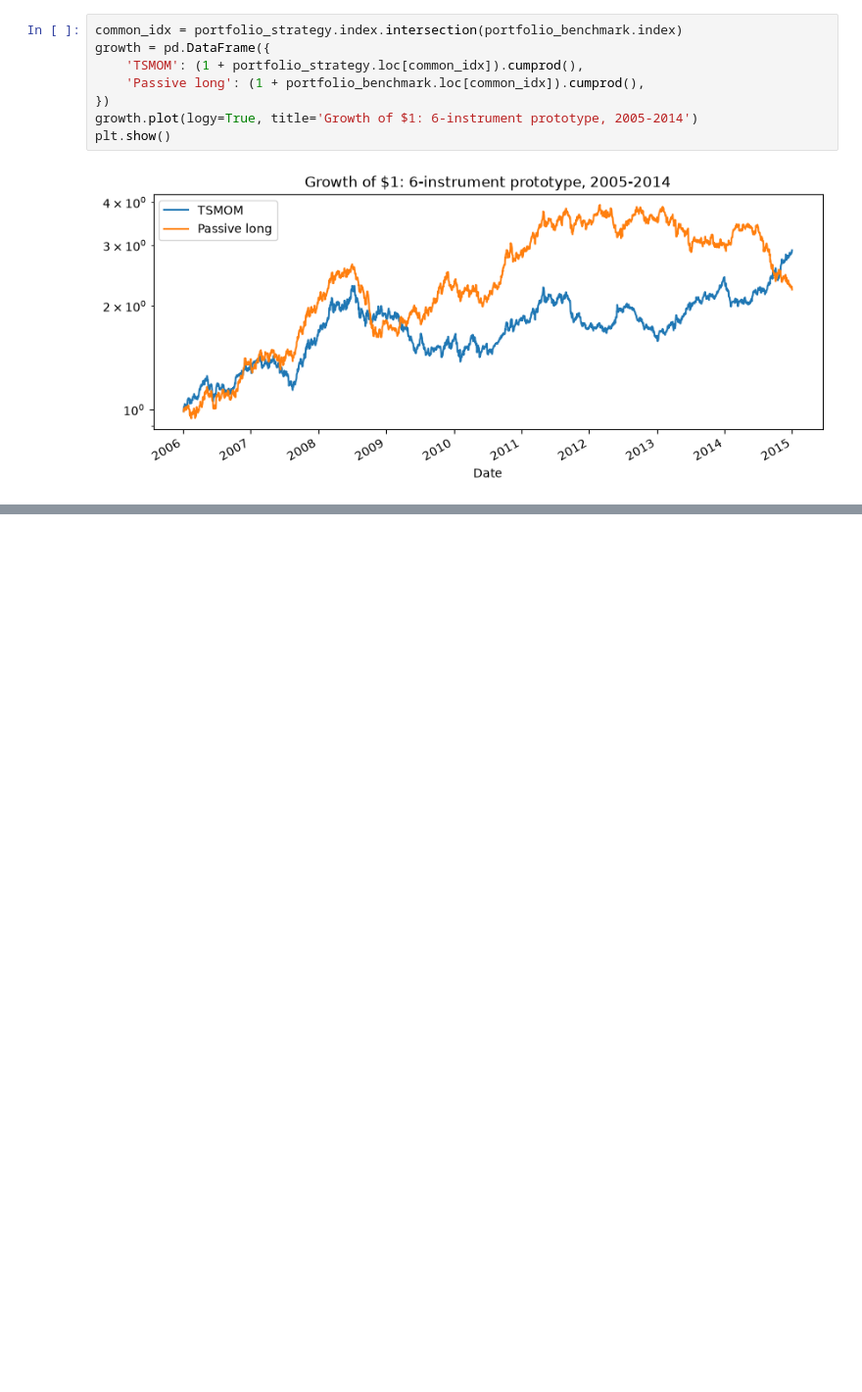
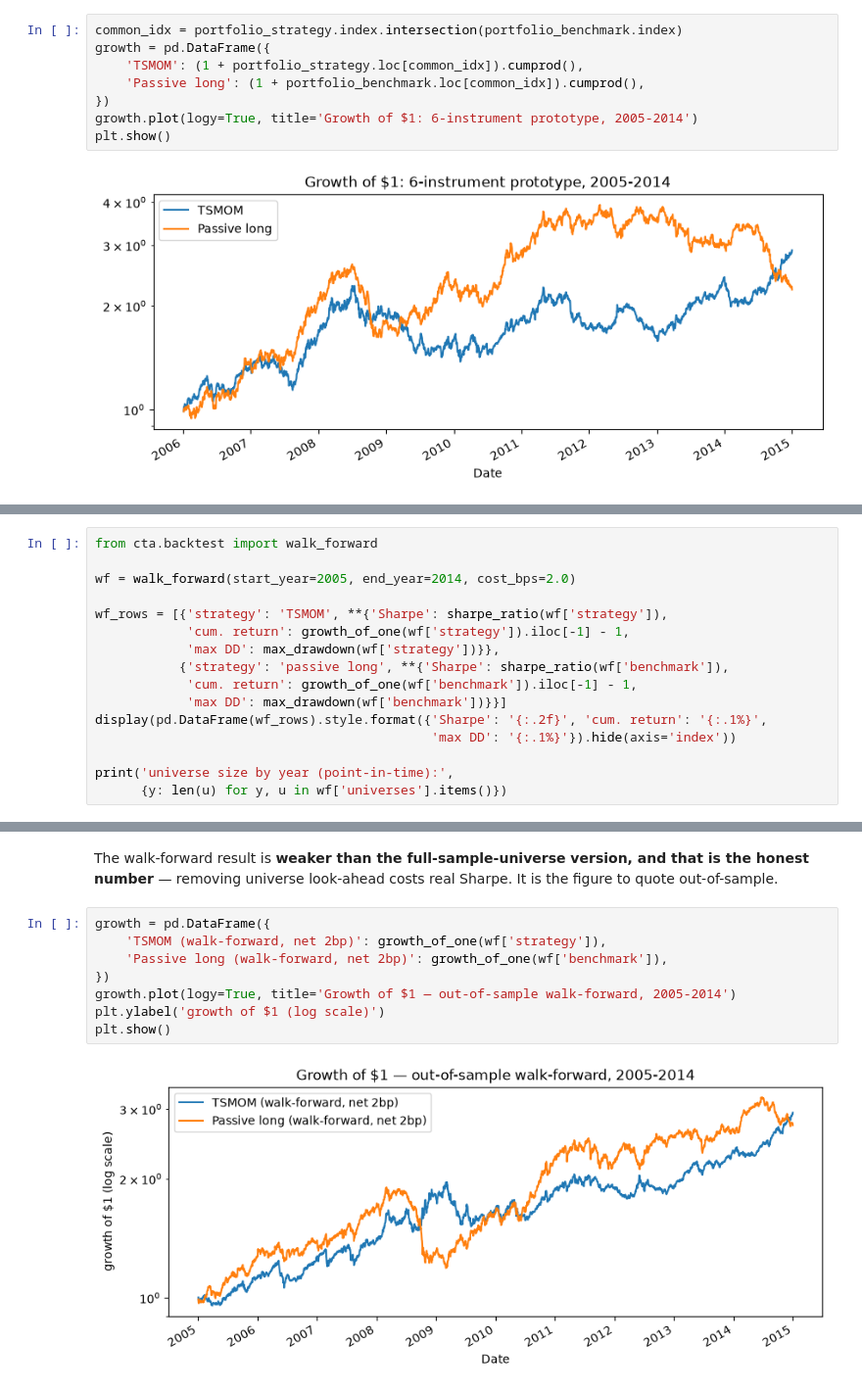
Before and after one commit to small-chicken/NUSInvestForecast, a Jupyter notebook: notebooks/02_strategy_research.ipynb, the cells around one changed output, grey strips where cells are left out. Shown at 98% size. Drawn from its saved outputs; the diff is of its cells as text; blank space fills up the shorter version.

```diff
--- a/notebooks/02_strategy_research.ipynb
+++ b/notebooks/02_strategy_research.ipynb
@@ -151,0 +615,16 @@ plt.show()
+# %%
+from cta.backtest import walk_forward
+
+wf = walk_forward(start_year=2005, end_year=2014, cost_bps=2.0)
+
+wf_rows = [{'strategy': 'TSMOM', **{'Sharpe': sharpe_ratio(wf['strategy']),
+            'cum. return': growth_of_one(wf['strategy']).iloc[-1] - 1,
+            'max DD': max_drawdown(wf['strategy'])}},
+           {'strategy': 'passive long', **{'Sharpe': sharpe_ratio(wf['benchmark']),
+            'cum. return': growth_of_one(wf['benchmark']).iloc[-1] - 1,
+            'max DD': max_drawdown(wf['benchmark'])}}]
+display(pd.DataFrame(wf_rows).style.format({'Sharpe': '{:.2f}', 'cum. return': '{:.1%}',
+                                            'max DD': '{:.1%}'}).hide(axis='index'))
+
+print('universe size by year (point-in-time):',
+      {y: len(u) for y, u in wf['universes'].items()})
@@ -151,0 +636,14 @@ plt.show()
+# %% [markdown]
+The walk-forward result is **weaker than the full-sample-universe version, and that
+is the honest number** — removing universe look-ahead costs real Sharpe. It is the
+figure to quote out-of-sample.
+# %%
+growth = pd.DataFrame({
+    'TSMOM (walk-forward, net 2bp)': growth_of_one(wf['strategy']),
+    'Passive long (walk-forward, net 2bp)': growth_of_one(wf['benchmark']),
+})
+growth.plot(logy=True, title='Growth of $1 — out-of-sample walk-forward, 2005-2014')
+plt.ylabel('growth of $1 (log scale)')
+plt.show()
+# %% [output]
+[figure, added]
```
Also changed, not shown: parts of 48 cells of this notebook, 12 other files.
